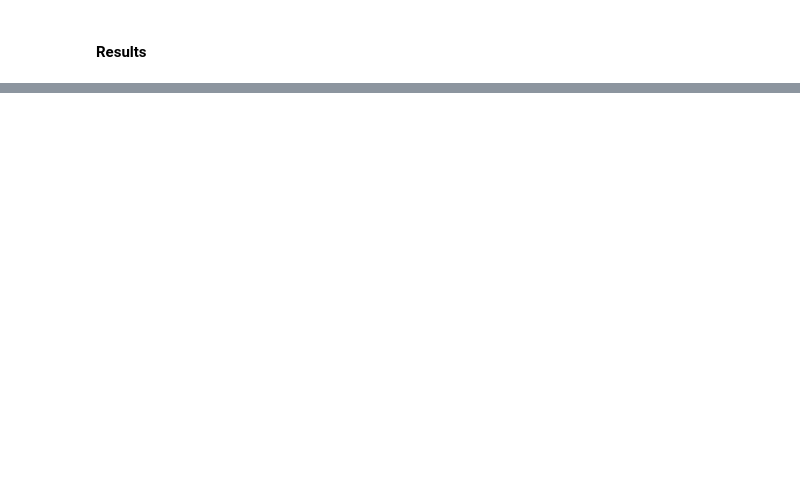
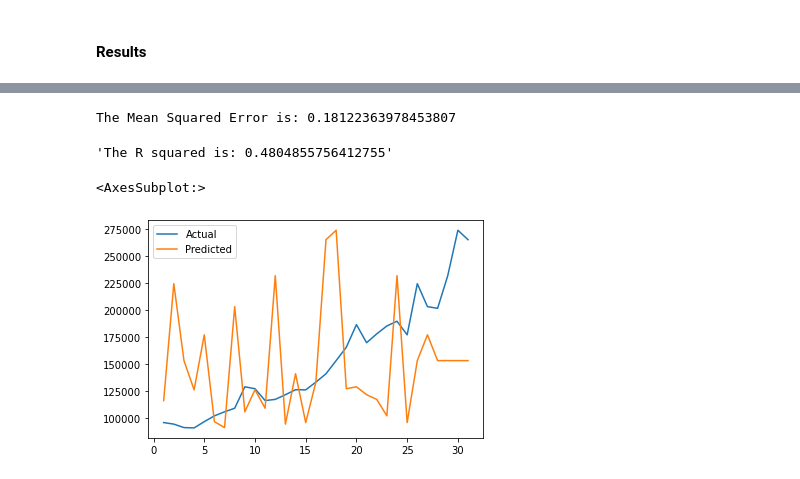
Before and after one commit to AkanSri/Project2, a Jupyter notebook: decision_tree.ipynb, the cells around one changed output, grey strips where cells are left out. Cells and saved outputs as stored; diff of their text form; code cells hidden in the pictures; blank space fills up the shorter version.

```diff
--- a/decision_tree.ipynb
+++ b/decision_tree.ipynb
@@ -84,0 +73,23 @@ from sklearn.metrics import classification_report
+# %%
+from sklearn.metrics import mean_squared_error, r2_score
+
+#Displaying Metrics
+print(f'The Mean Squared Error is: {mean_squared_error(y_test_scaled, y_pred)}')
+display(f'The R squared is: {r2_score(y_test_scaled, y_pred)}')
+# %% [output]
+The Mean Squared Error is: 0.18122363978453807
+'The R squared is: 0.4804855756412755'
+# %%
+import numpy as np
+y_pred_train = model.predict(x_train_scaled)
+concatenated = np.concatenate((y_pred_train, y_pred))
+
+y_predicted = y_scaler.inverse_transform(concatenated)
+
+pd.DataFrame({
+    "Actual":df["Fraud Reporting Count"],
+    "Predicted":y_predicted
+}).plot()
+# %% [output]
+<AxesSubplot:>
+[figure, added]
```
Also changed, not shown: parts of 8 cells of this notebook.
